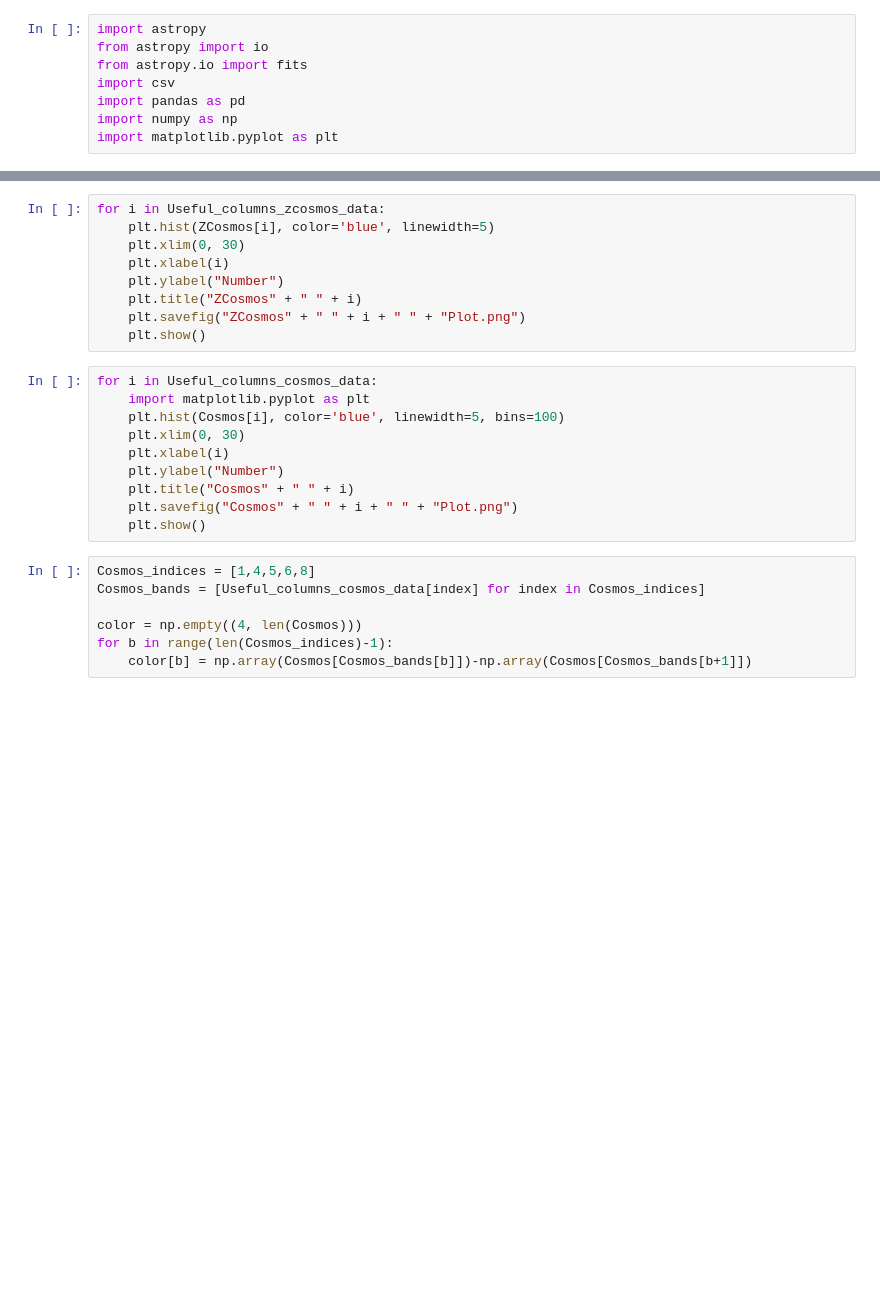
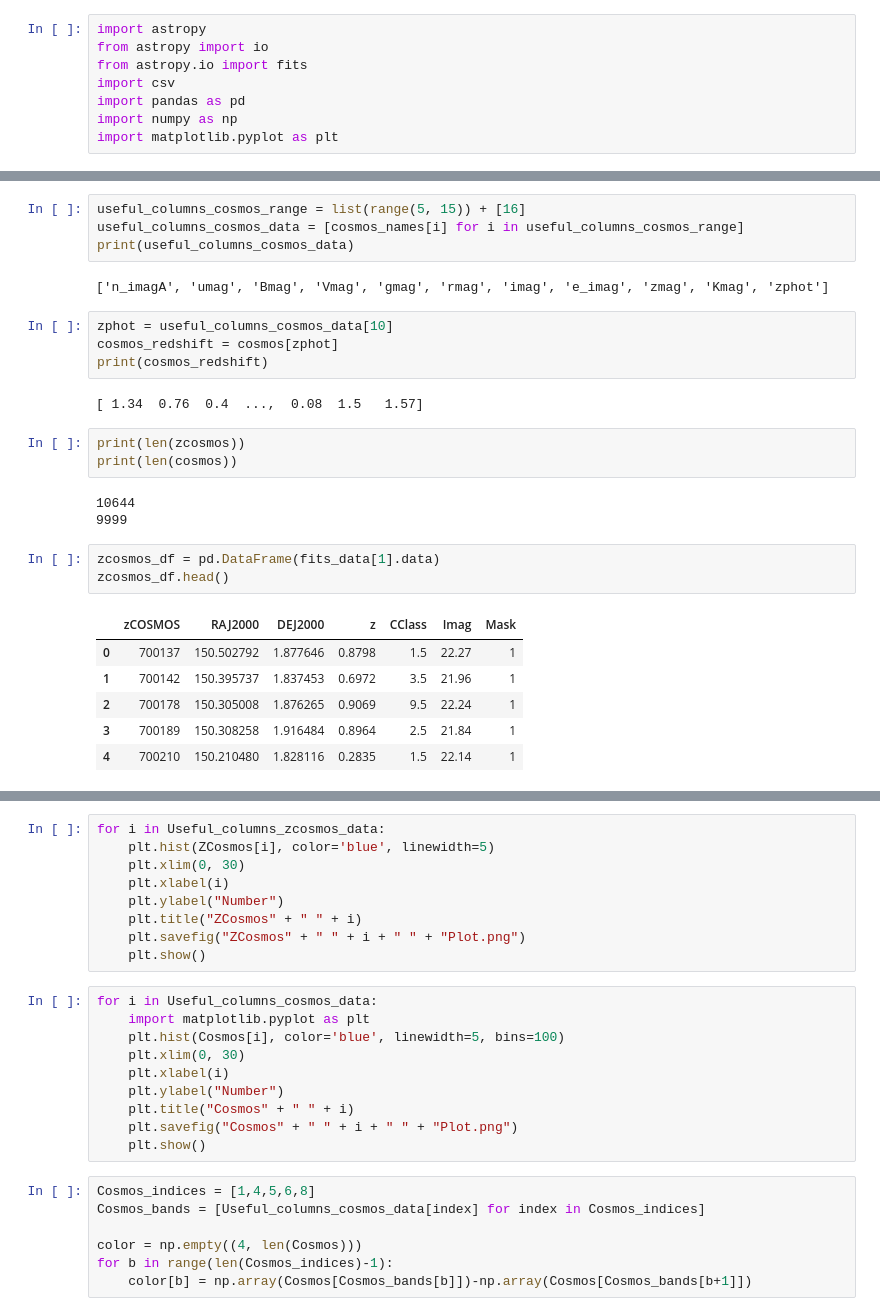
Before and after one commit to lialubit/Redshift, a Jupyter notebook: redshift.ipynb, the cells around one changed output, grey strips where cells are left out. Saved outputs shown, nothing was run; the diff lists cells and outputs as text; blank space fills up the shorter version.

```diff
--- a/redshift.ipynb
+++ b/redshift.ipynb
@@ -95,0 +39,28 @@ zCosmos_df_not_in_zcosmos.head()
+# %%
+useful_columns_cosmos_range = list(range(5, 15)) + [16]
+useful_columns_cosmos_data = [cosmos_names[i] for i in useful_columns_cosmos_range]
+print(useful_columns_cosmos_data)
+# %% [output]
+['n_imagA', 'umag', 'Bmag', 'Vmag', 'gmag', 'rmag', 'imag', 'e_imag', 'zmag', 'Kmag', 'zphot']
+# %%
+zphot = useful_columns_cosmos_data[10]
+cosmos_redshift = cosmos[zphot]
+print(cosmos_redshift)
+# %% [output]
+[ 1.34  0.76  0.4  ...,  0.08  1.5   1.57]
+# %%
+print(len(zcosmos))
+print(len(cosmos))
+# %% [output]
+10644
+9999
+# %%
+zcosmos_df = pd.DataFrame(fits_data[1].data)
+zcosmos_df.head()
+# %% [output]
+|  | zCOSMOS | RAJ2000 | DEJ2000 | z | CClass | Imag | Mask |
+| 0 | 700137 | 150.502792 | 1.877646 | 0.8798 | 1.5 | 22.27 | 1 |
+| 1 | 700142 | 150.395737 | 1.837453 | 0.6972 | 3.5 | 21.96 | 1 |
+| 2 | 700178 | 150.305008 | 1.876265 | 0.9069 | 9.5 | 22.24 | 1 |
+| 3 | 700189 | 150.308258 | 1.916484 | 0.8964 | 2.5 | 21.84 | 1 |
+| 4 | 700210 | 150.210480 | 1.828116 | 0.2835 | 1.5 | 22.14 | 1 |
```
Also changed, not shown: parts of 35 cells of this notebook.
